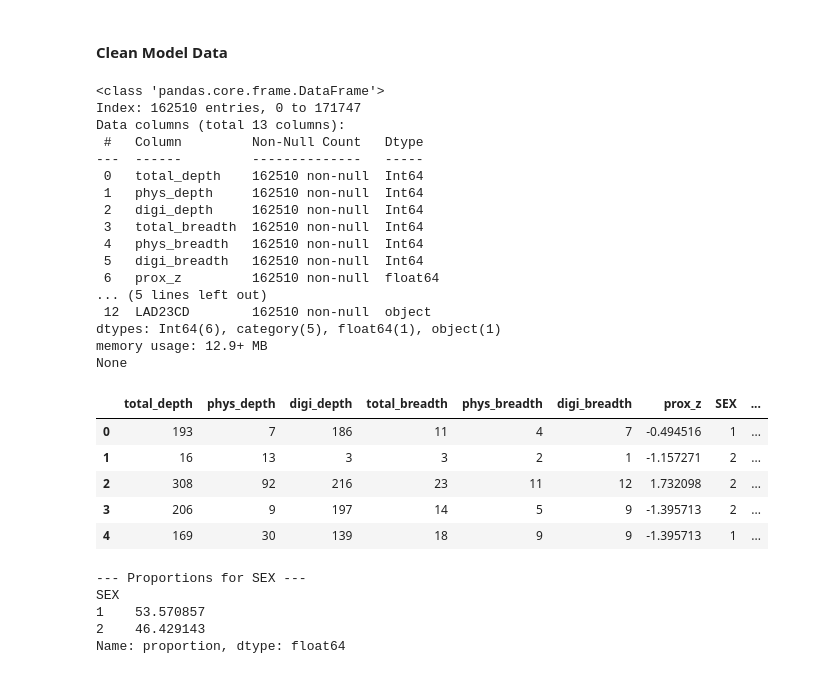
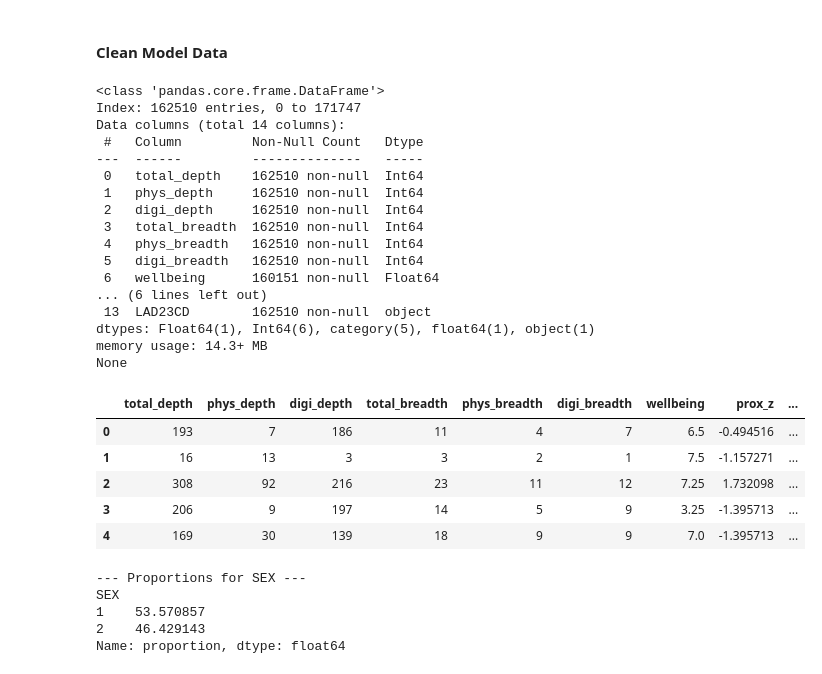
Before and after one commit to andrea-chong/spatial-cultural-access-england, a Jupyter notebook: research_notebooks/05_modelling.ipynb, the cells around one changed output. Saved outputs shown, nothing was run; the diff lists cells and outputs as text; code cells hidden in the pictures.

```diff
--- a/research_notebooks/05_modelling.ipynb
+++ b/research_notebooks/05_modelling.ipynb
@@ -226,6 +246,7 @@ select_vars = [
     # DVs
     'total_depth', 'phys_depth', 'digi_depth',
     'total_breadth', 'phys_breadth', 'digi_breadth',
+    'wellbeing',
 
     # IV
     'prox_z',
@@ -245,6 +266,7 @@ final_vars = [
     # DVs
     'total_depth', 'phys_depth', 'digi_depth',
     'total_breadth', 'phys_breadth', 'digi_breadth',
+    'wellbeing',
 
     # IV
     'prox_z',
@@ -263,45 +285,45 @@ final_vars = [
 clean_model_df = model_data_df.dropna(subset=[
                 'SEX', 'AGEBAND', 'ETHNIC_NET_Safeguard'
             ]).loc[:,select_vars].copy()
 clean_model_df.columns = final_vars
 
 categorical_vars = [
     'SEX',
     'AGE',
     'ETH',
     'EDU',
     'SES'
 ]
 
 for var in categorical_vars:
     clean_model_df[var] = clean_model_df[var].astype('category')
 
 print( clean_model_df.info() )
 clean_model_df.head()
 # %% [output]
 <class 'pandas.core.frame.DataFrame'>
 Index: 162510 entries, 0 to 171747
-Data columns (total 13 columns):
+Data columns (total 14 columns):
  #   Column         Non-Null Count   Dtype
 ---  ------         --------------   -----
  0   total_depth    162510 non-null  Int64
  1   phys_depth     162510 non-null  Int64
  2   digi_depth     162510 non-null  Int64
  3   total_breadth  162510 non-null  Int64
  4   phys_breadth   162510 non-null  Int64
  5   digi_breadth   162510 non-null  Int64
- 6   prox_z         162510 non-null  float64
-... (5 lines left out)
- 12  LAD23CD        162510 non-null  object
-dtypes: Int64(6), category(5), float64(1), object(1)
-memory usage: 12.9+ MB
+ 6   wellbeing      160151 non-null  Float64
+... (6 lines left out)
+ 13  LAD23CD        162510 non-null  object
+dtypes: Float64(1), Int64(6), category(5), float64(1), object(1)
+memory usage: 14.3+ MB
 None
-|  | total_depth | phys_depth | digi_depth | total_breadth | phys_breadth | digi_breadth | prox_z | SEX | ... |
-| 0 | 193 | 7 | 186 | 11 | 4 | 7 | -0.494516 | 1 | ... |
-| 1 | 16 | 13 | 3 | 3 | 2 | 1 | -1.157271 | 2 | ... |
-| 2 | 308 | 92 | 216 | 23 | 11 | 12 | 1.732098 | 2 | ... |
-| 3 | 206 | 9 | 197 | 14 | 5 | 9 | -1.395713 | 2 | ... |
-| 4 | 169 | 30 | 139 | 18 | 9 | 9 | -1.395713 | 1 | ... |
+|  | total_depth | phys_depth | digi_depth | total_breadth | phys_breadth | digi_breadth | wellbeing | prox_z | ... |
+| 0 | 193 | 7 | 186 | 11 | 4 | 7 | 6.5 | -0.494516 | ... |
+| 1 | 16 | 13 | 3 | 3 | 2 | 1 | 7.5 | -1.157271 | ... |
+| 2 | 308 | 92 | 216 | 23 | 11 | 12 | 7.25 | 1.732098 | ... |
+| 3 | 206 | 9 | 197 | 14 | 5 | 9 | 3.25 | -1.395713 | ... |
+| 4 | 169 | 30 | 139 | 18 | 9 | 9 | 7.0 | -1.395713 | ... |
 # %%
 for col in clean_model_df.select_dtypes(include=['category']):
     print(f"--- Proportions for {col} ---")
```
Also changed, not shown: parts of 7 cells of this notebook.
